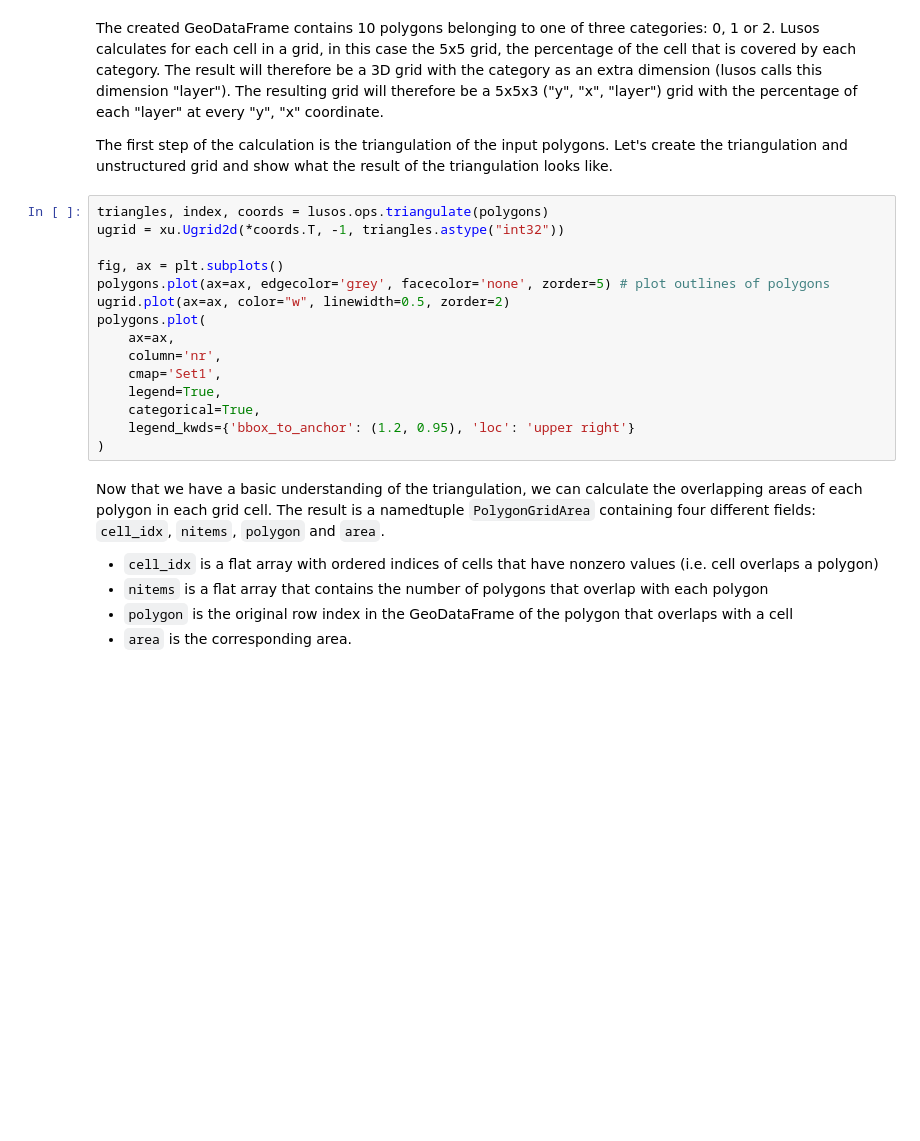
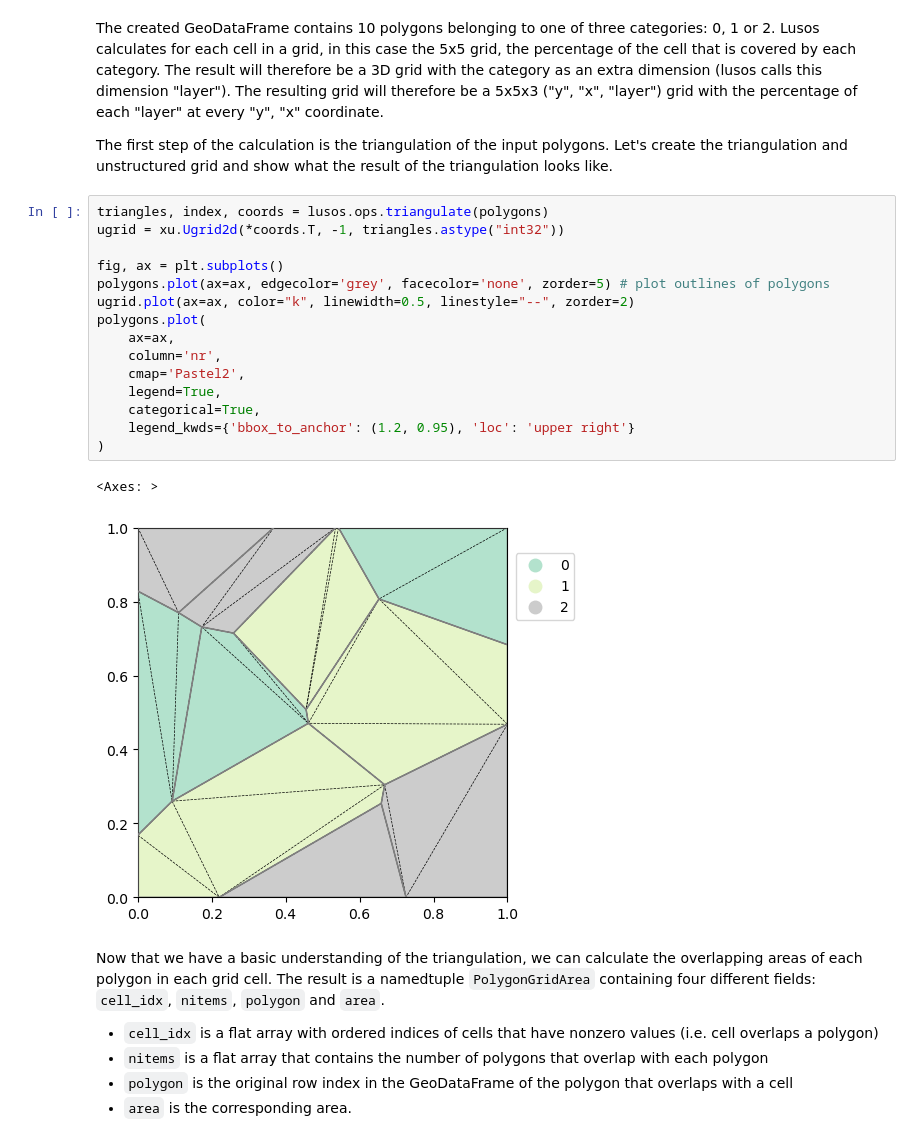
Before and after one commit to Deltares-research/lulucf-somers, a Jupyter notebook: docs/user_guide/concept.ipynb, the cells around one changed output. Cells and saved outputs as stored; diff of their text form; blank space fills up the shorter version.

```diff
--- a/docs/user_guide/concept.ipynb
+++ b/docs/user_guide/concept.ipynb
@@ -70,18 +84,21 @@ The first step of the calculation is the triangulation of the input polygons. Le
 # %%
 triangles, index, coords = lusos.ops.triangulate(polygons)
 ugrid = xu.Ugrid2d(*coords.T, -1, triangles.astype("int32"))
 
 fig, ax = plt.subplots()
 polygons.plot(ax=ax, edgecolor='grey', facecolor='none', zorder=5) # plot outlines of polygons
-ugrid.plot(ax=ax, color="w", linewidth=0.5, zorder=2)
+ugrid.plot(ax=ax, color="k", linewidth=0.5, linestyle="--", zorder=2)
 polygons.plot(
     ax=ax,
     column='nr',
-    cmap='Set1',
+    cmap='Pastel2',
     legend=True,
     categorical=True,
     legend_kwds={'bbox_to_anchor': (1.2, 0.95), 'loc': 'upper right'}
 )
+# %% [output]
+<Axes: >
+[figure, added]
 # %% [markdown]
 Now that we have a basic understanding of the triangulation, we can calculate the overlapping areas of each polygon in each grid cell. The result is a namedtuple `PolygonGridArea` containing four different fields: `cell_idx`, `nitems`, `polygon` and `area`.
 
```
Also changed, not shown: parts of 8 cells of this notebook, 8 other files.
